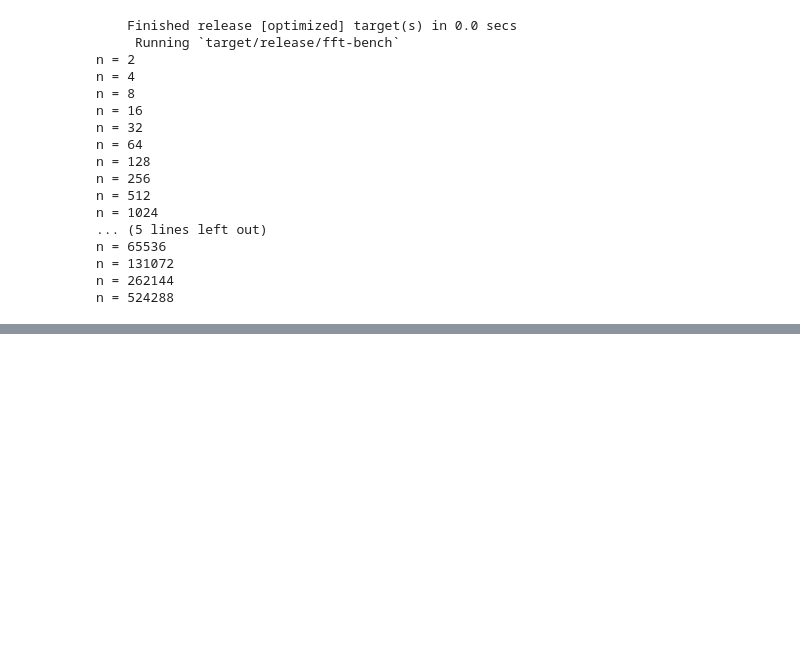
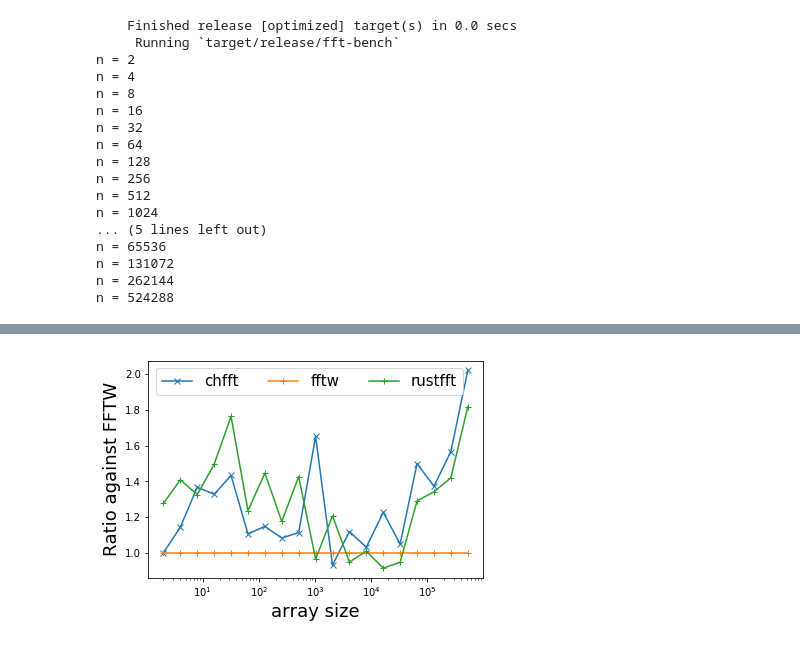
Before and after one commit to termoshtt/fft-bench, a Jupyter notebook: FFT benchmark.ipynb, the cells around one changed output, grey strips where cells are left out. Drawn from its saved outputs; the diff is of its cells as text; code cells hidden in the pictures; blank space fills up the shorter version.

Commit message:
Add ratio figure

```diff
--- a/FFT benchmark.ipynb
+++ b/FFT benchmark.ipynb
@@ -38,0 +39,12 @@ plt.savefig("result.png")
+# %%
+plt.plot(df.index, df["chfft"].values / df["fftw"].values, "x-", label="chfft")
+plt.plot(df.index, df["fftw"].values / df["fftw"].values, "+-", label="fftw")
+plt.plot(df.index, df["rustfft"].values / df["fftw"].values, "+-", label="rustfft")
+
+plt.xscale("log")
+plt.xlabel("array size", fontsize=18)
+plt.ylabel("Ratio against FFTW", fontsize=18)
+plt.legend(fontsize=15, ncol=3)
+plt.savefig("ratio.png")
+# %% [output]
+[figure, added]
```
Also changed, not shown: parts of 1 cell of this notebook, 3 other files.
